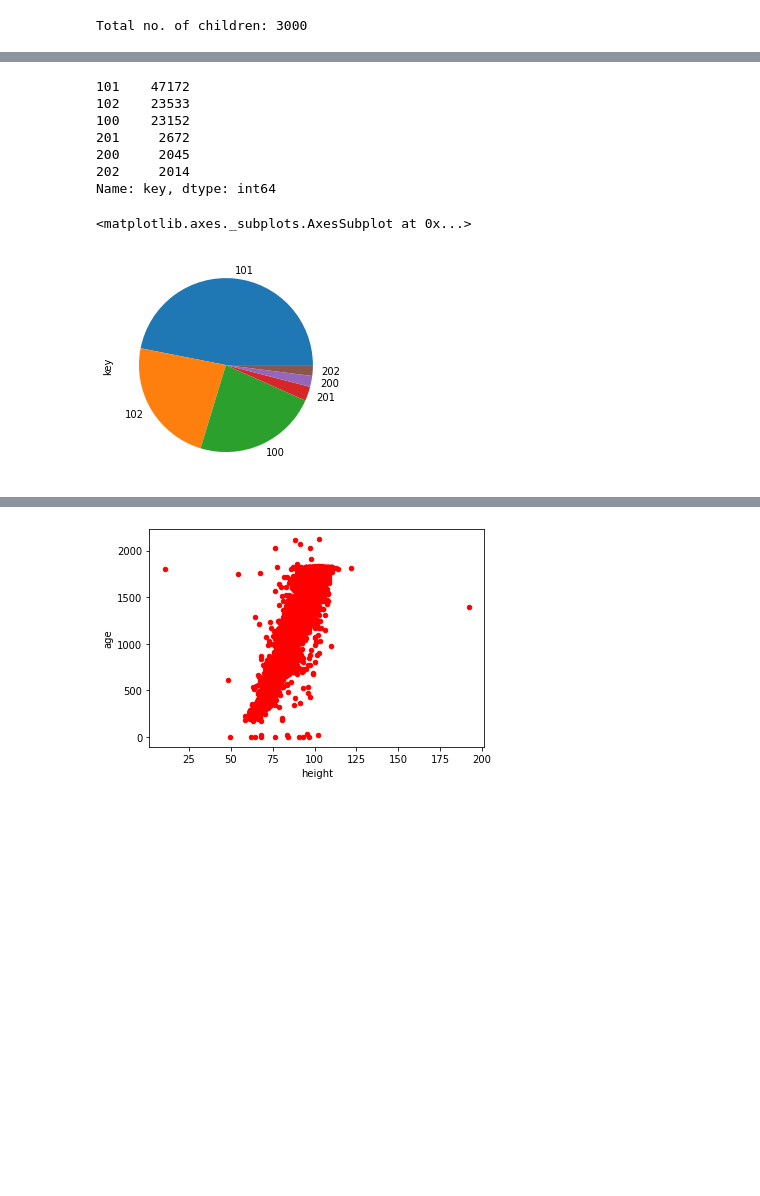
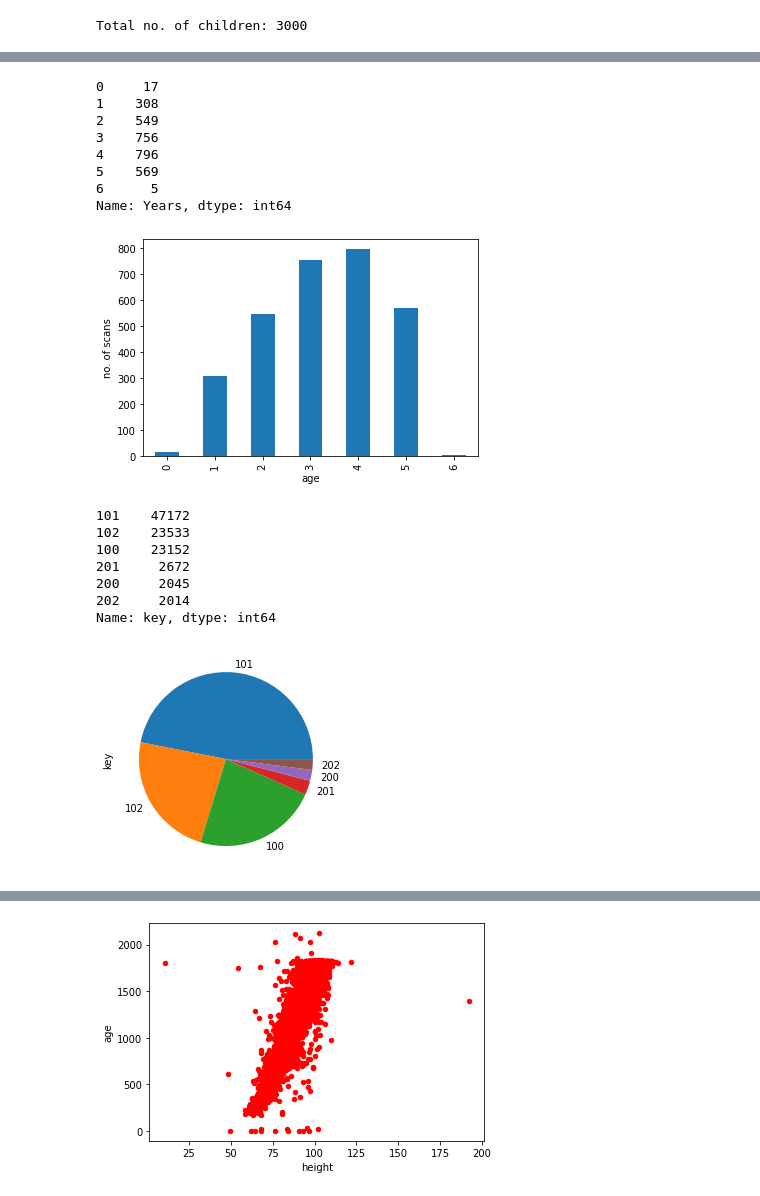
Before and after one commit to kai-luni/cgm-ml, a Jupyter notebook: src/data_utils/dataset_EDA/anon-realtime-evaluation/EDA_anon-realtime-evaluation.ipynb, the cells around one changed output, grey strips where cells are left out. Cells and saved outputs as stored; diff of their text form; code cells hidden in the pictures; blank space fills up the shorter version.

```diff
--- a/src/data_utils/dataset_EDA/anon-realtime-evaluation/EDA_anon-realtime-evaluation.ipynb
+++ b/src/data_utils/dataset_EDA/anon-realtime-evaluation/EDA_anon-realtime-evaluation.ipynb
@@ -73,3 +73,17 @@ Name: Years, dtype: int64
+# %%
+plt.figure()
+draw_age_distribution(scans)
+plt.show()
+# %% [output]
+0     17
+1    308
+2    549
+3    756
+4    796
+5    569
+6      5
+Name: Years, dtype: int64
+[figure, added]
 # %%
 ## keys for different scan type and their distribution in dataset
 "- 100 - standing front scan",
@@ -79,7 +93,7 @@ Name: Years, dtype: int64
 "- 201 - lying side scan",
 "- 202 - lying back scan"
 print(artifacts['key'].value_counts())
-artifacts['key'].value_counts().plot(kind='pie')
+_ = artifacts['key'].value_counts().plot(kind='pie')
 # %% [output]
 101    47172
 102    23533
@@ -88,5 +102,4 @@ artifacts['key'].value_counts().plot(kind='pie')
 200     2045
 202     2014
 Name: key, dtype: int64
-<matplotlib.axes._subplots.AxesSubplot at 0x...>
 [figure]
```
Also changed, not shown: parts of 20 cells of this notebook, 6 other files.
